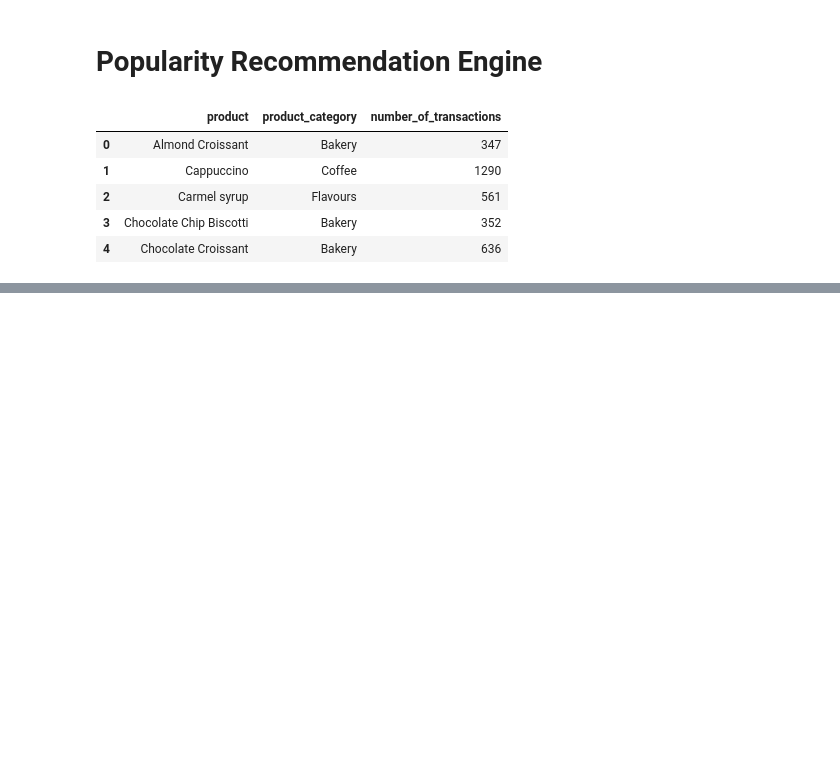
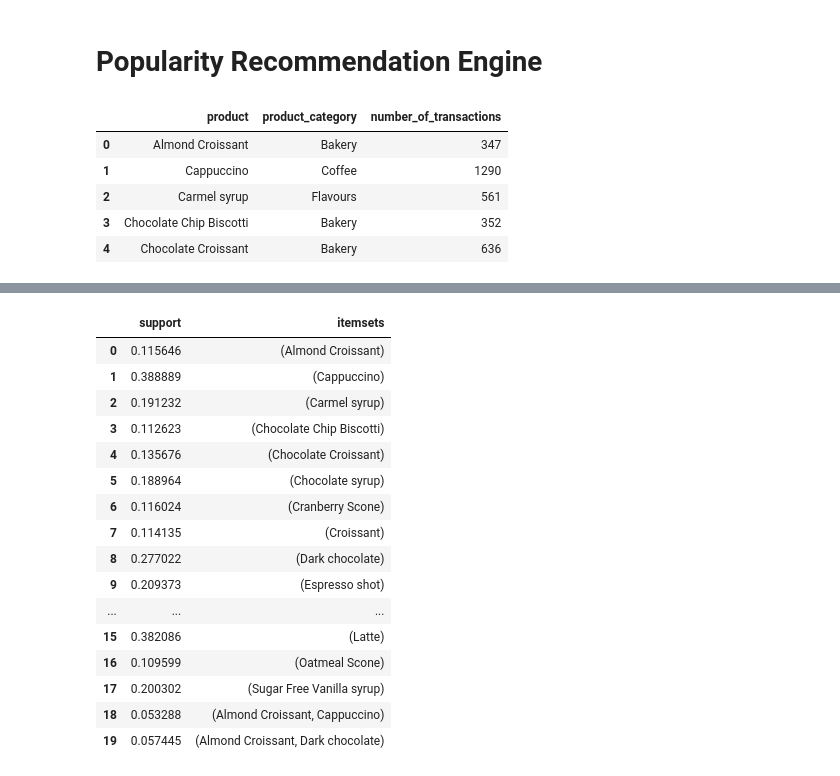
Before and after one commit to koooolaaaa/Coffe-Shop-App, a Jupyter notebook: python_code/recommendation_engine_training.ipynb, the cells around one changed output, grey strips where cells are left out. Drawn from its saved outputs; the diff is of its cells as text; code cells hidden in the pictures; blank space fills up the shorter version.

```diff
--- a/python_code/recommendation_engine_training.ipynb
+++ b/python_code/recommendation_engine_training.ipynb
@@ -244,0 +287,21 @@ product_recommendation.head()
+# %%
+frequent_items = apriori(my_basket_sets, min_support=0.05, use_colnames=True)
+frequent_items.head(20)
+# %% [output]
+|  | support | itemsets |
+| 0 | 0.115646 | (Almond Croissant) |
+| 1 | 0.388889 | (Cappuccino) |
+| 2 | 0.191232 | (Carmel syrup) |
+| 3 | 0.112623 | (Chocolate Chip Biscotti) |
+| 4 | 0.135676 | (Chocolate Croissant) |
+| 5 | 0.188964 | (Chocolate syrup) |
+| 6 | 0.116024 | (Cranberry Scone) |
+| 7 | 0.114135 | (Croissant) |
+| 8 | 0.277022 | (Dark chocolate) |
+| 9 | 0.209373 | (Espresso shot) |
+| ... | ... | ... |
+| 15 | 0.382086 | (Latte) |
+| 16 | 0.109599 | (Oatmeal Scone) |
+| 17 | 0.200302 | (Sugar Free Vanilla syrup) |
+| 18 | 0.053288 | (Almond Croissant, Cappuccino) |
+| 19 | 0.057445 | (Almond Croissant, Dark chocolate) |
```
Also changed, not shown: parts of 12 cells of this notebook.
